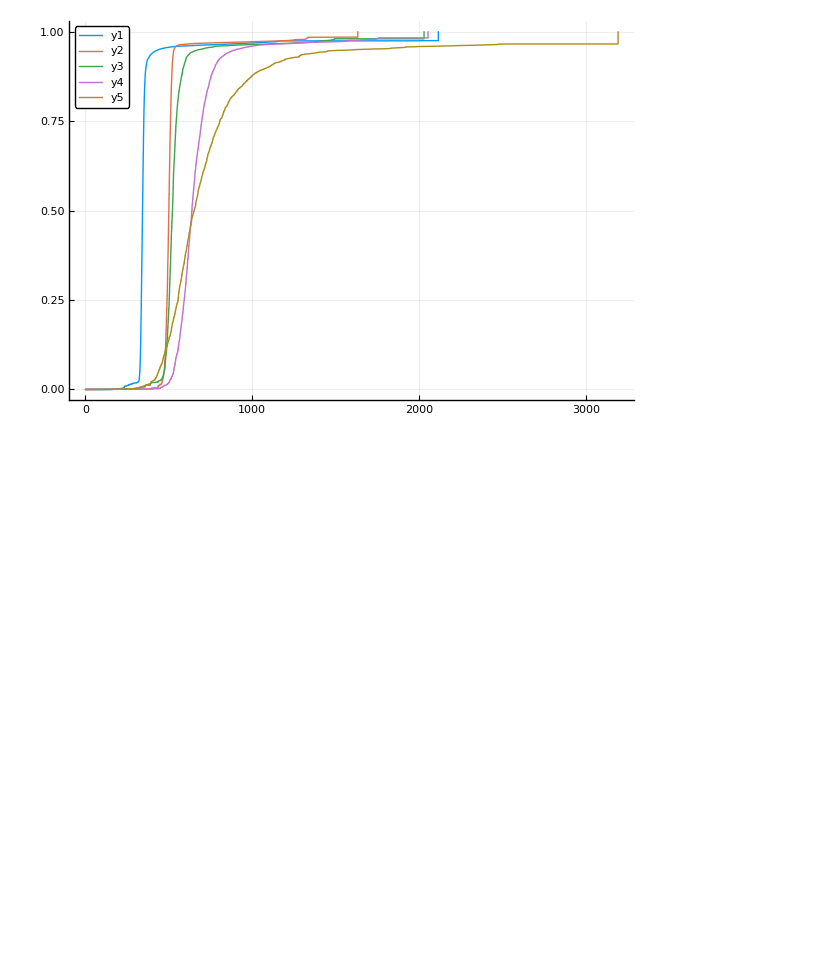
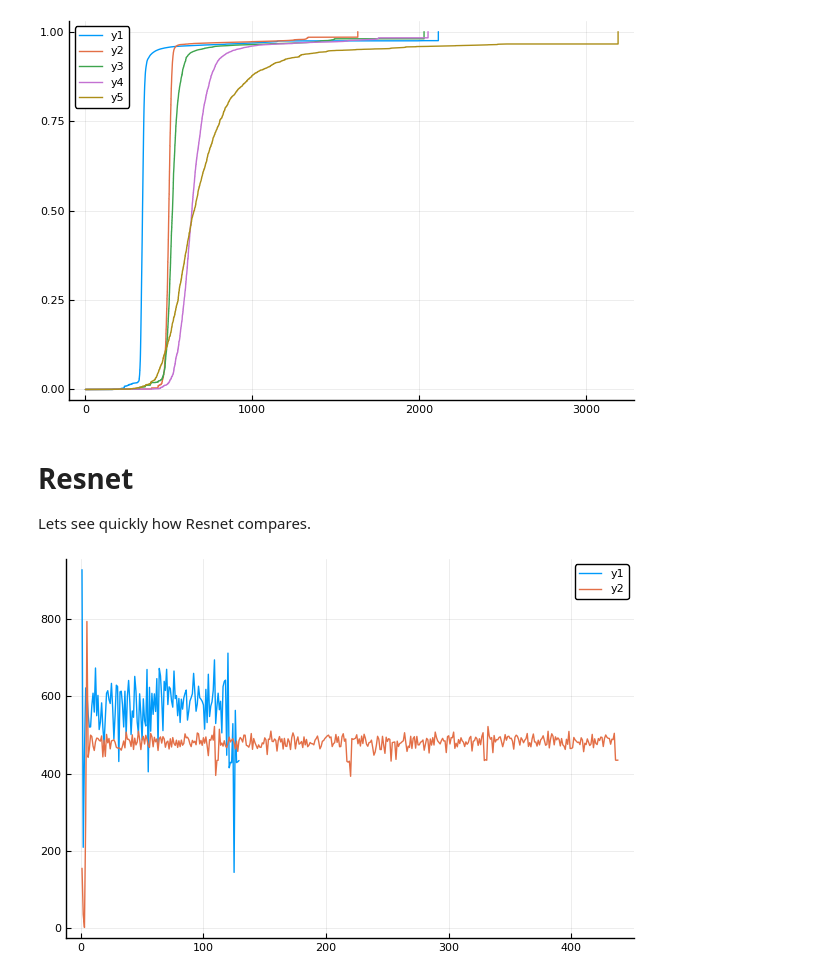
Before and after one commit to darchr/ml-tools, a Jupyter notebook: notebooks/basic_analysis/initial plots.ipynb, the cells around one changed output. Cells and saved outputs as stored; diff of their text form; code cells hidden in the pictures; blank space fills up the shorter version.

```diff
--- a/notebooks/initial plots.ipynb
+++ b/notebooks/basic_analysis/initial plots.ipynb
@@ -153,3 +174,13 @@ memories = [size_mb.(1:length(cdf)) for cdf in cdfs]
 plot(memories[1:end-2], cdfs[1:end-2])
 # %% [output]
 [figure]
+# %% [markdown]
+# Resnet
+
+Lets see quickly how Resnet compares.
+# %%
+tracker = open(deserialize, "cifar_resnet_1.jls")
+
+plot(size_mb.(tracker.active_pages))
+# %% [output]
+[figure, added]
```
Also changed, not shown: parts of 11 cells of this notebook, 18 other files.
